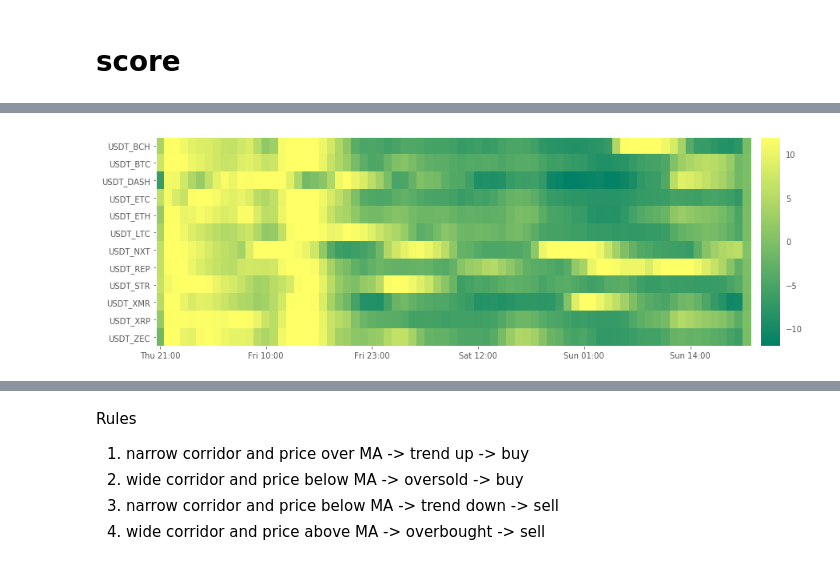
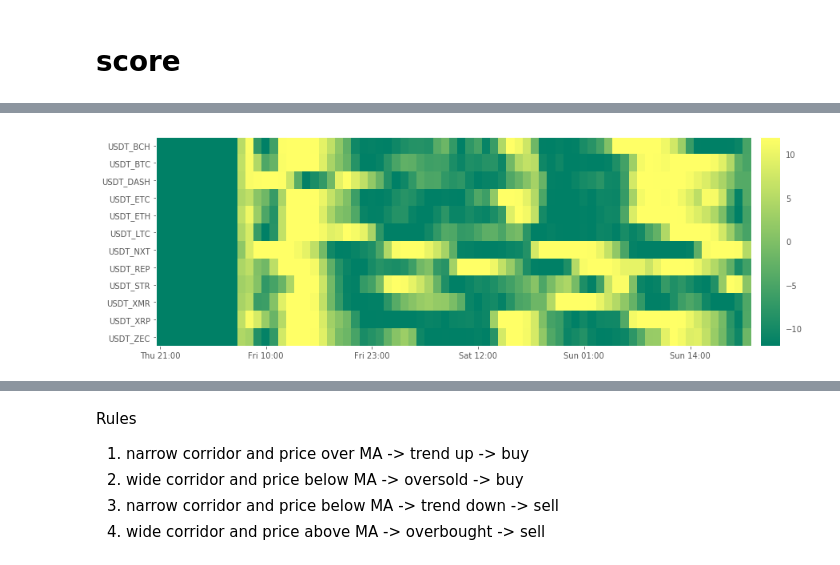
Before and after one commit to Sahanduiuc/cryptoz, a Jupyter notebook: Workbook.ipynb, the cells around one changed output, grey strips where cells are left out. Drawn from its saved outputs; the diff is of its cells as text; code cells hidden in the pictures.

Commit message:
Fix rolling functions and packing orderbooks

```diff
--- a/Workbook.ipynb
+++ b/Workbook.ipynb
@@ -156,9 +156,10 @@ def crossover(sr1, sr2):
 def normalize(sr):
     return (sr - sr.mean()) / sr.std()
 # %%
-strategy = lambda ohlc_df: normalize(crossover(*BB(ohlc_df['C'], 6 * 20, 3)))
+window = 6 * 20
+strategy = lambda ohlc_df: normalize(crossover(*BB(ohlc_df['C'], window, 3)))
 df1 = pd.DataFrame({pair: strategy(ohlc_df) for pair, ohlc_df in ohlc.items()})
-score1 = cryptoz.score.safe_apply(df1, -1, 1)
+score1 = cryptoz.score.rolling_apply(df1, window=window, min_periods=window)
 
 cryptoz.plot.evolution(score1.resample('1h').sum(), cmap=plt.cm.summer)
 # %% [output]
@@ -167,2 +168,2 @@ cryptoz.plot.evolution(score1.resample('1h').sum(), cmap=plt.cm.summer)
-[figure, old version]
+[figure, new version]
 # %%
```
Also changed, not shown: parts of 13 cells of this notebook, 5 other files.
